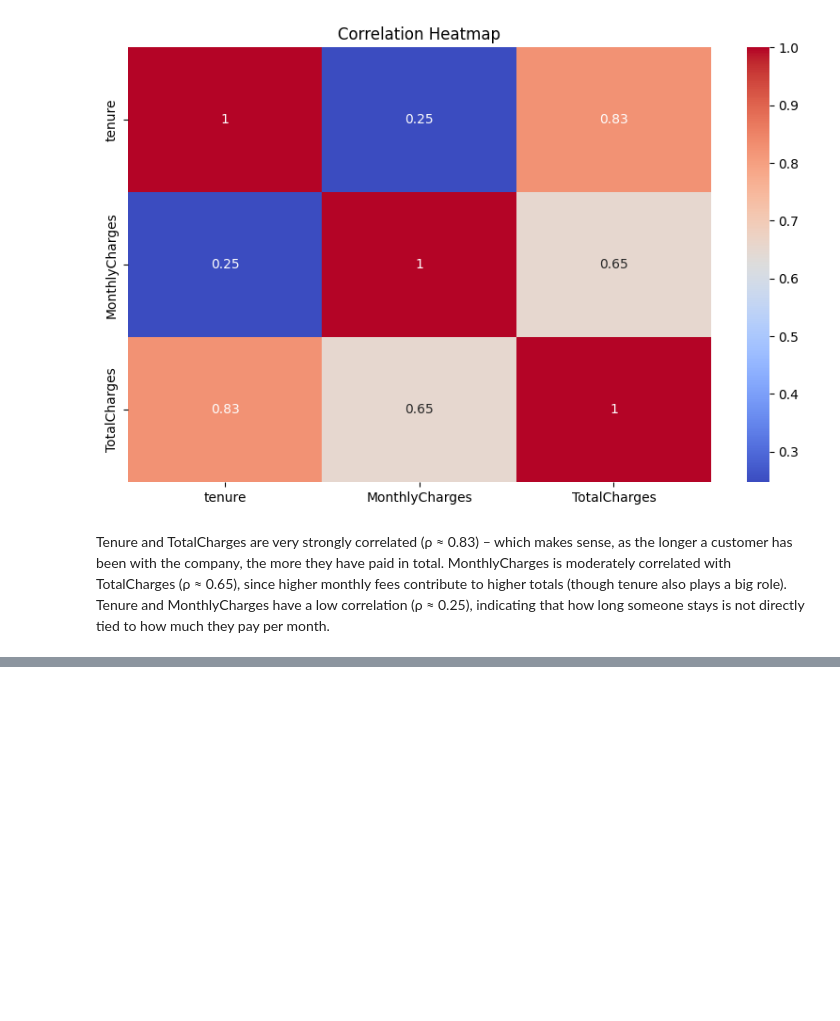
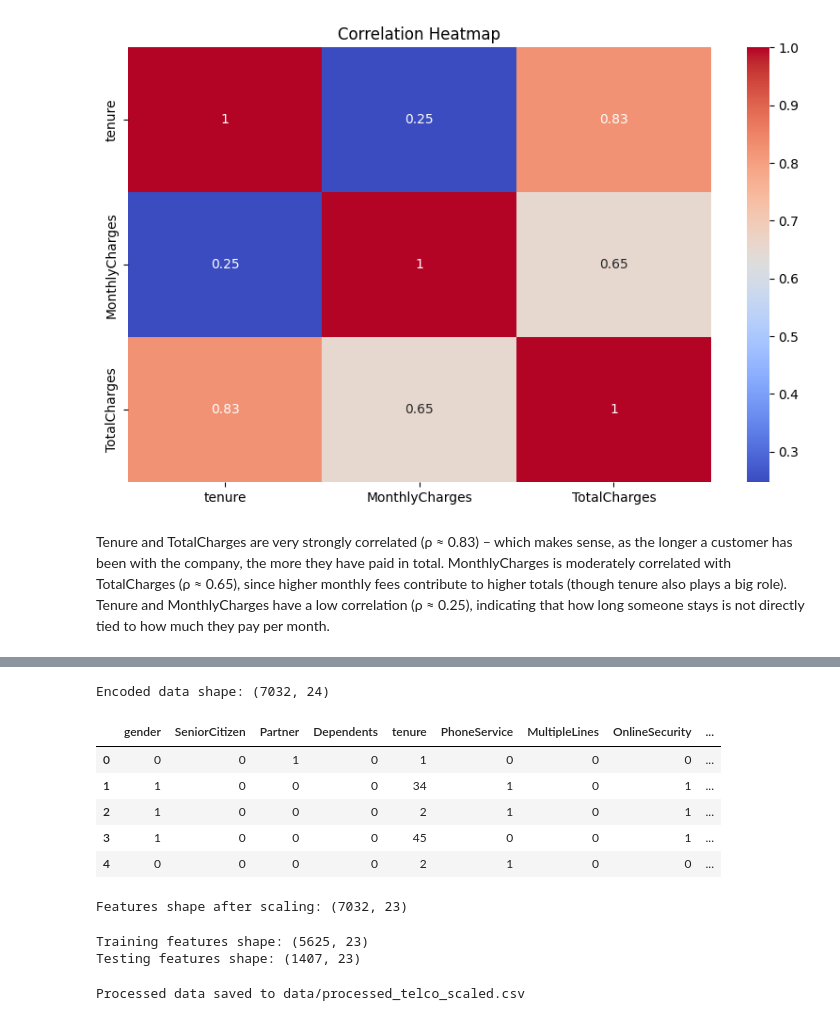
Before and after one commit to sMathujan/Telecom-Customer-Churn-Prediction, a Jupyter notebook: notebooks/EDA.ipynb, the cells around one changed output, grey strips where cells are left out. Cells and saved outputs as stored; diff of their text form; code cells hidden in the pictures; blank space fills up the shorter version.

Commit message:
Data preparation for modeling has been added

```diff
--- a/notebooks/EDA.ipynb
+++ b/notebooks/EDA.ipynb
@@ -282,0 +287,16 @@ Tenure and TotalCharges are very strongly correlated (ρ ≈ 0.83) – which mak
+# %%
+# Define a mapping for binary features and gender
+binary_mapping = {'Yes': 1, 'No': 0, 'Male': 1, 'Female': 0}
+
+# List of binary columns to map
+binary_columns = [
+    'gender', 'Partner', 'Dependents', 'PhoneService', 'PaperlessBilling',
+    'OnlineSecurity', 'OnlineBackup', 'DeviceProtection', 'TechSupport',
+    'StreamingTV', 'StreamingMovies', 'MultipleLines', 'Churn'
+]
+
+for col in binary_columns:
+    if col in df.columns:
+        df[col] = df[col].map(binary_mapping)
+
+print(df[binary_columns].head())
@@ -282,0 +332,14 @@ Tenure and TotalCharges are very strongly correlated (ρ ≈ 0.83) – which mak
+# %%
+# One-hot encode the multi-category columns
+df_encoded = pd.get_dummies(df, columns=['InternetService','Contract','PaymentMethod'], drop_first=True)
+print(f"Encoded data shape: {df_encoded.shape}")
+# Display the first few rows of the encoded DataFrame
+df_encoded.head()
+# %% [output]
+Encoded data shape: (7032, 24)
+|  | gender | SeniorCitizen | Partner | Dependents | tenure | PhoneService | MultipleLines | OnlineSecurity | ... |
+| 0 | 0 | 0 | 1 | 0 | 1 | 0 | 0 | 0 | ... |
+| 1 | 1 | 0 | 0 | 0 | 34 | 1 | 0 | 1 | ... |
+| 2 | 1 | 0 | 0 | 0 | 2 | 1 | 0 | 1 | ... |
+| 3 | 1 | 0 | 0 | 0 | 45 | 0 | 0 | 1 | ... |
+| 4 | 0 | 0 | 0 | 0 | 2 | 1 | 0 | 0 | ... |
@@ -282,0 +350,39 @@ Tenure and TotalCharges are very strongly correlated (ρ ≈ 0.83) – which mak
+# %%
+# Separate the target (Churn) and features
+X = df_encoded.drop('Churn', axis=1)
+y = df_encoded['Churn'].astype(int)
+
+# Identify numeric columns for scaling
+numeric_cols = ['tenure','MonthlyCharges','TotalCharges']
+
+scaler = StandardScaler()
+X[numeric_cols] = scaler.fit_transform(X[numeric_cols])
+
+print(f"Features shape after scaling: {X.shape}")
+# %% [output]
+Features shape after scaling: (7032, 23)
+# %%
+# Split the dataset into training and testing sets
+X_train, X_test, y_train, y_test = train_test_split(
+    X, y, test_size=0.2, random_state=42, stratify=y
+)
+
+print(f"Training features shape: {X_train.shape}")
+print(f"Testing features shape: {X_test.shape}")
+# %% [output]
+Training features shape: (5625, 23)
+Testing features shape: (1407, 23)
+# %%
+# Create a 'data' folder if it doesn't exist and save the processed dataset
+import os
+os.makedirs('data', exist_ok=True)
+
+# Combine processed features and target into a single DataFrame
+processed_df = X.copy()
+processed_df['Churn'] = y.values
+
+# Save the processed DataFrame to CSV inside the data folder
+processed_df.to_csv('data/processed_telco_scaled.csv', index=False)
+print("Processed data saved to data/processed_telco_scaled.csv")
+# %% [output]
+Processed data saved to data/processed_telco_scaled.csv
```
Also changed, not shown: parts of 5 cells of this notebook, 1 other file.
